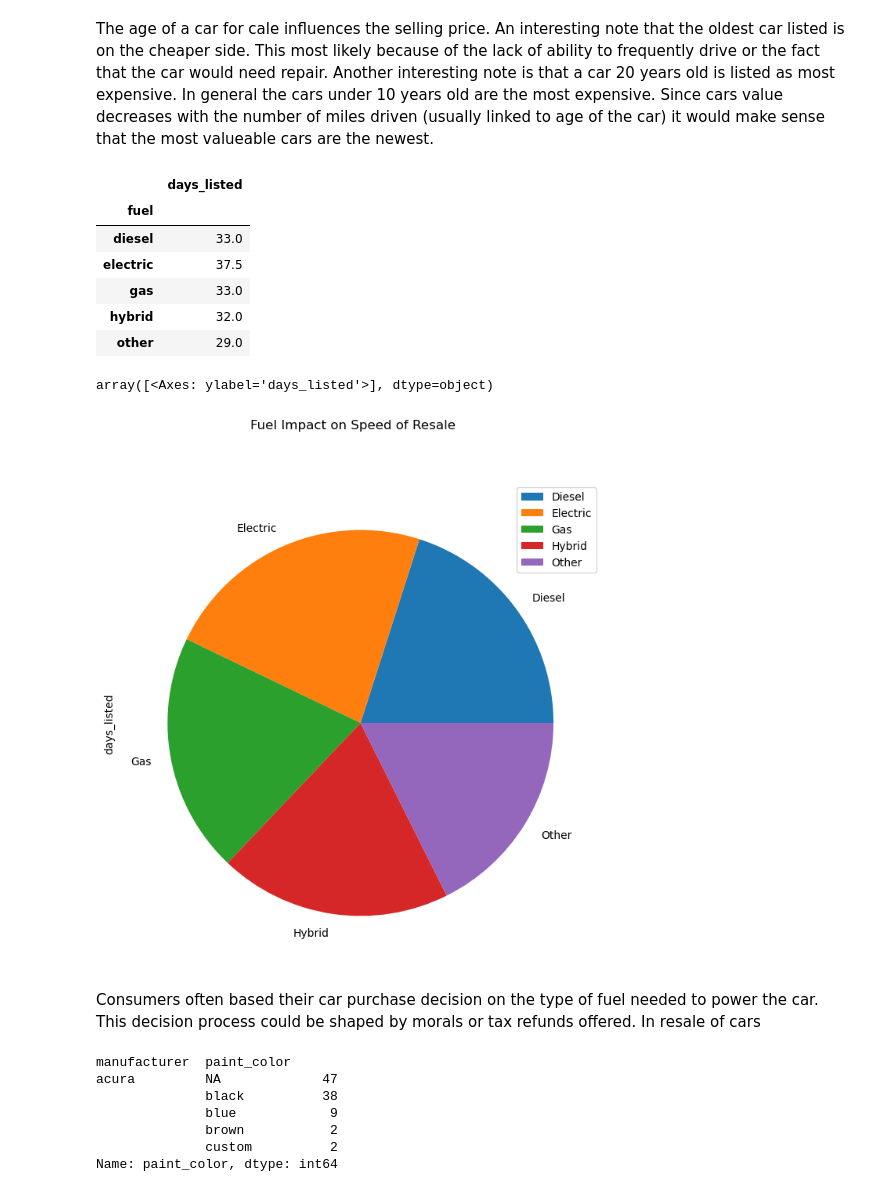
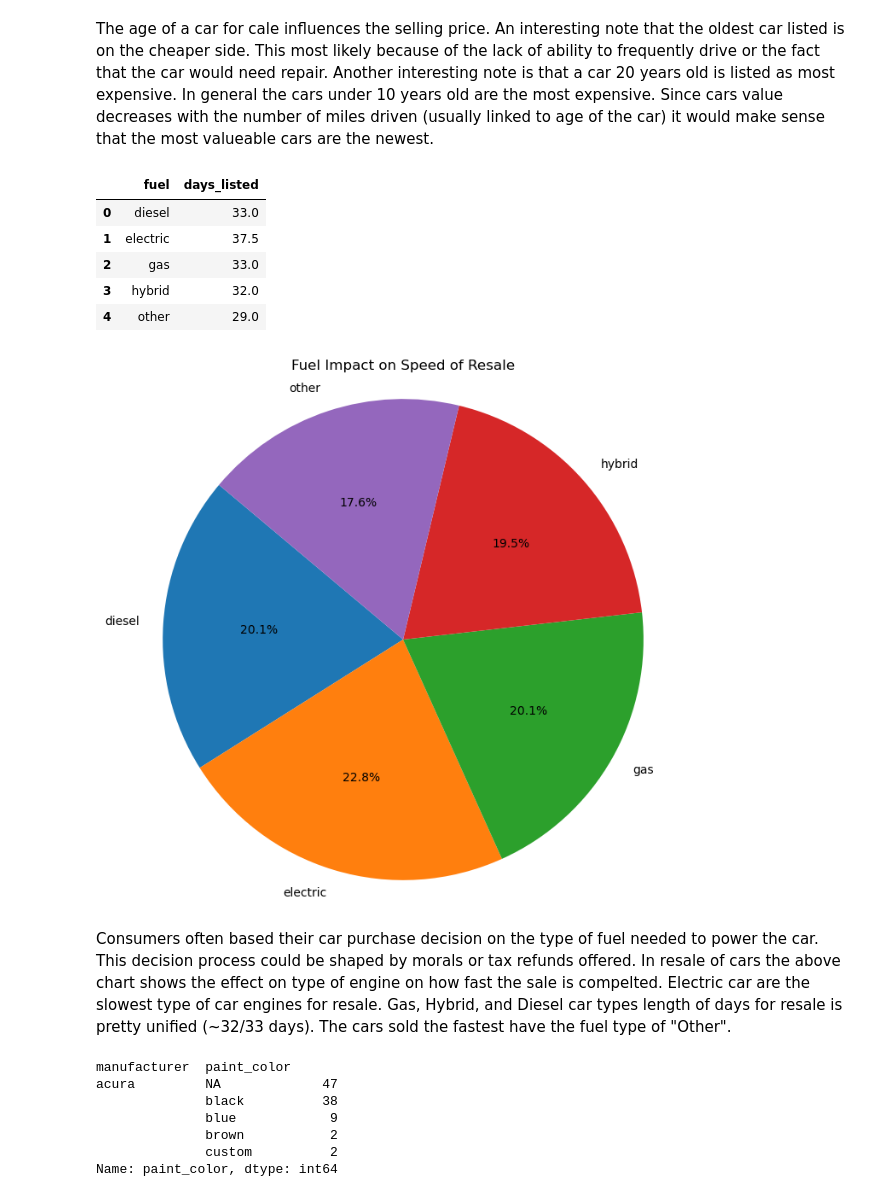
Before and after one commit to who0liebo0lie/Car_Sales_Advertisements, a Jupyter notebook: notebooks/EDA.ipynb, the cells around one changed output. Drawn from its saved outputs; the diff is of its cells as text; code cells hidden in the pictures.

```diff
--- a/notebooks/EDA.ipynb
+++ b/notebooks/EDA.ipynb
@@ -49,0 +53,3 @@ There are quite a few empty values which need to be filled back in.  However an
+# %%
+vehicles=pd.read_csv('../vehicles_us.csv')
+vehicles.head()
@@ -49,0 +74,25 @@ There are quite a few empty values which need to be filled back in.  However an
+# %%
+def preprocess_data(file_path):
+    vehicles = pd.read_csv(file_path)
+    vehicles[['manufacturer', 'model']]=vehicles['model'].str.split(" ", n=1, expand=True)
+
+    # Fill missing 'odometer' values
+    vehicles['odometer'] = vehicles.groupby(['manufacturer', 'model_year'])['odometer'].transform(lambda x: x.fillna(x.median()))
+    vehicles['odometer'] = vehicles['odometer'].fillna(vehicles['odometer'].median())
+
+    # Convert 'is_4wd' to boolean
+    likely_4wd_types = ['suv', 'pickup']
+    vehicles['is_4wd'] = vehicles.apply(lambda row: 1.0 if pd.isna(row['is_4wd']) and row['type'] in likely_4wd_types else row['is_4wd'], axis=1)
+    vehicles['is_4wd'] = vehicles['is_4wd'].fillna(0.0)
+    vehicles['is_4wd'] = vehicles['is_4wd'].astype(bool)
+
+    #fill in missing 'model_year' values
+    vehicles['model_year'] = vehicles.groupby(['manufacturer', 'model_year'])['model_year'].transform(lambda x: x.fillna(x.median()))
+    vehicles['model_year'] = vehicles['model_year'].fillna(vehicles['model_year'].median())
+
+
+    return vehicles
+
+# Use the function to preprocess data
+vehicles = preprocess_data('../vehicles_us.csv')
+vehicles.head()
@@ -75,3 +126,3 @@ Fill empty values with number 0. This will enable us to change the data type.
 # %%
 #fill in empty values with 0 so be able to adjust datatypes.  with empty values unable to turn into integers
-vehicles[['model_year', 'cylinders', 'odometer', 'is_4wd']]=vehicles[['model_year', 'cylinders', 'odometer', 'is_4wd']].fillna(0)
+vehicles[['cylinders']]=vehicles['cylinders'].fillna(0)
@@ -261,21 +303,30 @@ NameError: name 'savefig' is not defined
 The age of a car for cale influences the selling price.  An interesting note that the oldest car listed is on the cheaper side.  This most likely because of the lack of ability to frequently drive or the fact that the car would need repair.  Another interesting note is that a car 20 years old is listed as most expensive.  In general the cars under 10 years old are the most expensive.  Since cars value decreases with the number of miles driven (usually linked to age of the car) it would make sense that the most valueable cars are the newest.
 # %%
 #visualrepresentation of if a diesel or gas car sells faster
-gas_type=vehicles.groupby('fuel').agg({'days_listed':'median'})
+gas_type=vehicles.groupby('fuel').agg({'days_listed':'median'}).reset_index()
 display(gas_type.head())
-gas_type.plot.pie(subplots=True, title='Fuel Impact on Speed of Resale', figsize=(8,8), labels=["Diesel", "Electric","Gas","Hybrid", "Other"])
+
+#regulare pie chart
+# Create a pie chart
+plt.figure(figsize=(8, 8))  # Set the figure size
+plt.pie(gas_type['days_listed'], labels=gas_type['fuel'], autopct='%1.1f%%', startangle=140)
+
+# Add a title
+plt.title('Fuel Impact on Speed of Resale')
+
+# Show the plot
+plt.axis('equal')  # Equal aspect ratio ensures that pie chart is circular.
+plt.show()
 # %% [output]
-|  | days_listed |
-| fuel |  |
-| diesel | 33.0 |
-| electric | 37.5 |
-| gas | 33.0 |
-| hybrid | 32.0 |
-| other | 29.0 |
+|  | fuel | days_listed |
+| 0 | diesel | 33.0 |
+| 1 | electric | 37.5 |
+| 2 | gas | 33.0 |
+| 3 | hybrid | 32.0 |
+| 4 | other | 29.0 |
-array([<Axes: ylabel='days_listed'>], dtype=object)
-[figure, old version]
+[figure, new version]
 # %% [markdown]
-Consumers often based their car purchase decision on the type of fuel needed to power the car.  This decision process could be shaped by morals or tax refunds offered. In resale of cars
+Consumers often based their car purchase decision on the type of fuel needed to power the car.  This decision process could be shaped by morals or tax refunds offered. In resale of cars the above chart shows the effect on type of engine on how fast the sale is compelted.  Electric car are the slowest type of car engines for resale.  Gas, Hybrid, and Diesel car types length of days for resale is pretty unified (~32/33 days).  The cars sold the fastest have the fuel type of "Other".
 # %%
 #what is the most common color for an Acura
 visual=vehicles_year.groupby(['manufacturer','paint_color'])['paint_color'].count()
```
Also changed, not shown: parts of 11 cells of this notebook, 2 other files.
